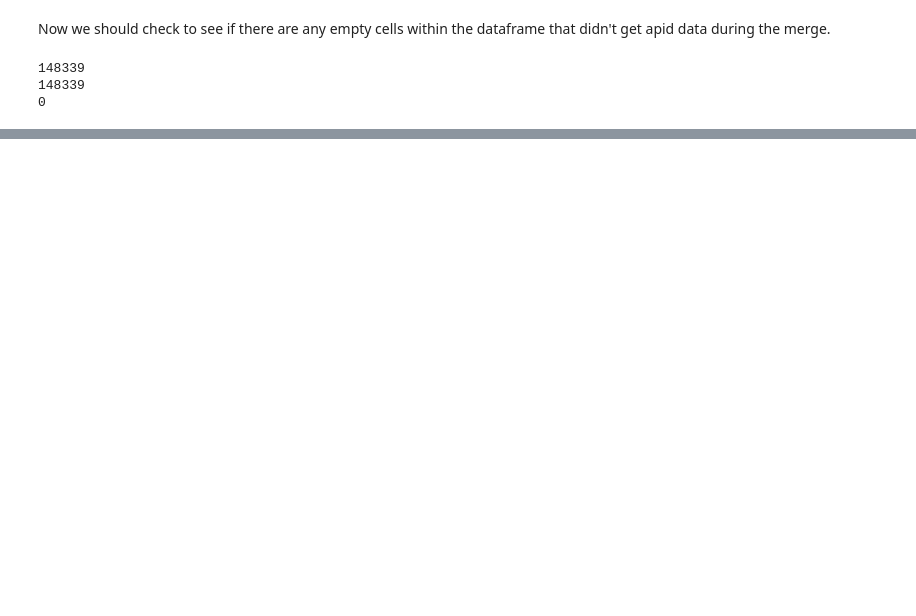
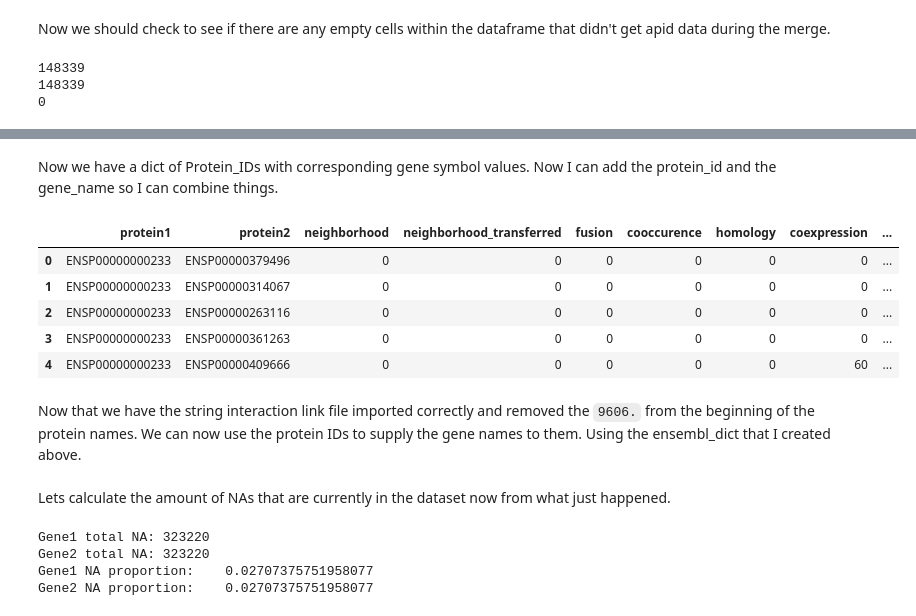
Before and after one commit to Zach-Sisson-1/Host-Pathogen_Network_Analysis, a Jupyter notebook: jupyter_notebooks/exploratory_work.ipynb, the cells around one changed output, grey strips where cells are left out. Drawn from its saved outputs; the diff is of its cells as text; code cells hidden in the pictures; blank space fills up the shorter version.

```diff
--- a/jupyter_notebooks/exploratory_work.ipynb
+++ b/jupyter_notebooks/exploratory_work.ipynb
@@ -106,0 +153,16 @@ Now that we know that the data is uniforam and is paired with its appropriate pa
+# %% [markdown]
+Now we have a dict of Protein_IDs with corresponding gene symbol values. Now I can add the protein_id and the gene_name so I can combine things.
+# %%
+string_data = pd.read_table('/Users/andrewpowers/bioinformatics/parisa_project/Network-based-study-of-the-role-of-host-pathogen-interactions/database_files/string/9606.protein.links.full.v11.5.txt.gz', delimiter=' ')
+string_data.protein1 = string_data.protein1.map(lambda x: x.lstrip('9606.'))
+string_data.protein2 = string_data.protein2.map(lambda x: x.lstrip('9606.'))
+string_data.head()
+# %% [output]
+|  | protein1 | protein2 | neighborhood | neighborhood_transferred | fusion | cooccurence | homology | coexpression | ... |
+| 0 | ENSP00000000233 | ENSP00000379496 | 0 | 0 | 0 | 0 | 0 | 0 | ... |
+| 1 | ENSP00000000233 | ENSP00000314067 | 0 | 0 | 0 | 0 | 0 | 0 | ... |
+| 2 | ENSP00000000233 | ENSP00000263116 | 0 | 0 | 0 | 0 | 0 | 0 | ... |
+| 3 | ENSP00000000233 | ENSP00000361263 | 0 | 0 | 0 | 0 | 0 | 0 | ... |
+| 4 | ENSP00000000233 | ENSP00000409666 | 0 | 0 | 0 | 0 | 0 | 60 | ... |
+# %% [markdown]
+Now that we have the string interaction link file imported correctly and removed the `9606.` from the beginning of the protein names. We can now use the protein IDs to supply the gene names to them. Using the ensembl_dict that I created above.
@@ -106,0 +173,12 @@ Now that we know that the data is uniforam and is paired with its appropriate pa
+# %% [markdown]
+Lets calculate the amount of NAs that are currently in the dataset now from what just happened.
+# %%
+print('Gene1 total NA:', sum(string_data['gene1'] == 'None'), sep='\t')
+print('Gene2 total NA:', sum(string_data['gene2'] == 'None'), sep='\t')
+print('Gene1 NA proportion:', sum(string_data['gene1'] == 'None')/len(string_data), sep='\t')
+print('Gene2 NA proportion:', sum(string_data['gene2'] == 'None')/len(string_data), sep='\t')
+# %% [output]
+Gene1 total NA: 323220
+Gene2 total NA: 323220
+Gene1 NA proportion:    0.02707375751958077
+Gene2 NA proportion:    0.02707375751958077
```
Also changed, not shown: parts of 14 cells of this notebook, 2 other files.
